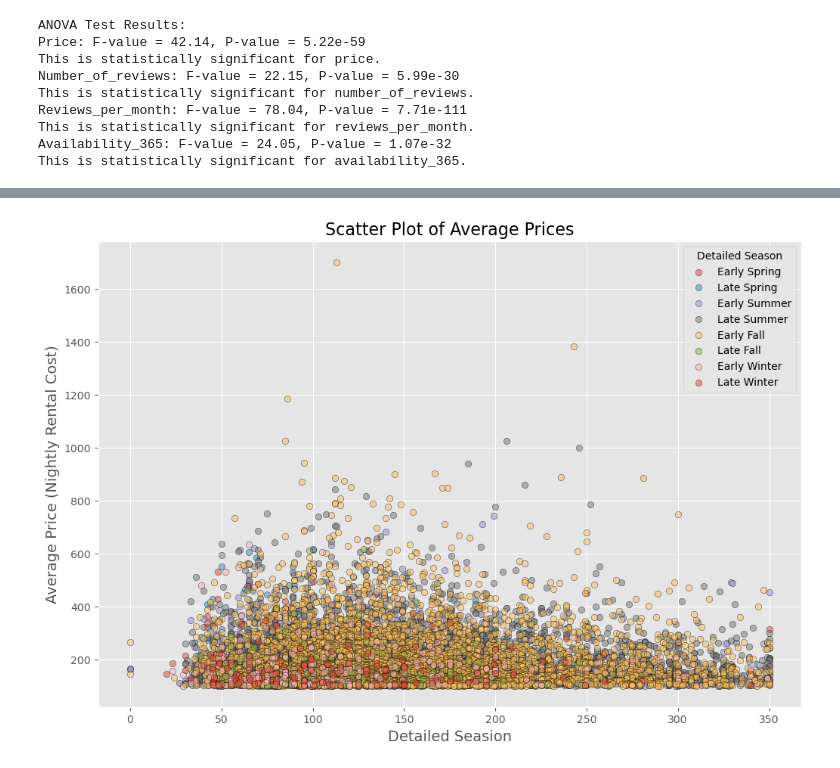
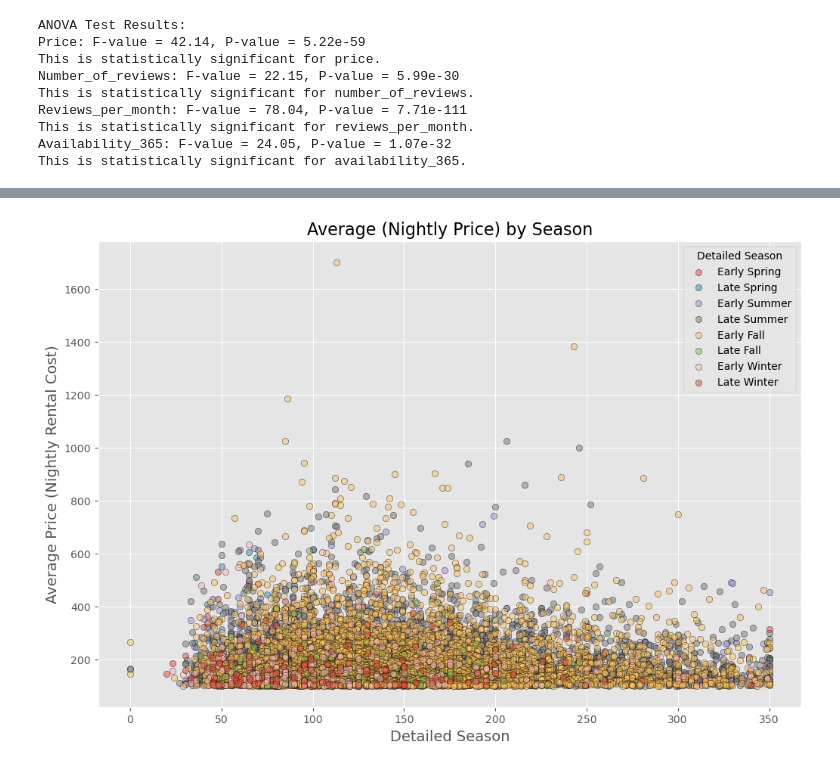
Before and after one commit to zenobiajazmin/my-project1-repo, a Jupyter notebook: AirBNB_detailed_season.ipynb, the cells around one changed output, grey strips where cells are left out. Cells and saved outputs as stored; diff of their text form; code cells hidden in the pictures.

```diff
--- a/AirBNB_detailed_season.ipynb
+++ b/AirBNB_detailed_season.ipynb
@@ -186,13 +186,13 @@ plt.show()
 # %%
 # plot scatter plot
 plt.figure(figsize=(12, 8))
 for season in season_order:
     subset = filtered_data[filtered_data['detailed_season'] == season]
     plt.scatter(subset['price'], subset['number_of_reviews'] ,alpha=0.5, label=season, edgecolor='black')
-plt.xlabel('Detailed Seasion', fontsize=14)
+plt.xlabel('Detailed Season', fontsize=14)
 plt.ylabel('Average Price (Nightly Rental Cost)', fontsize=14)
 plt.legend(title='Detailed Season')
-plt.title('Scatter Plot of Average Prices', fontsize=16)
+plt.title('Average (Nightly Price) by Season', fontsize=16)
 plt.show()
 # %% [output]
-[figure, old version]
+[figure, new version]
```
Also changed, not shown: parts of 2 cells of this notebook, 4 other files.
